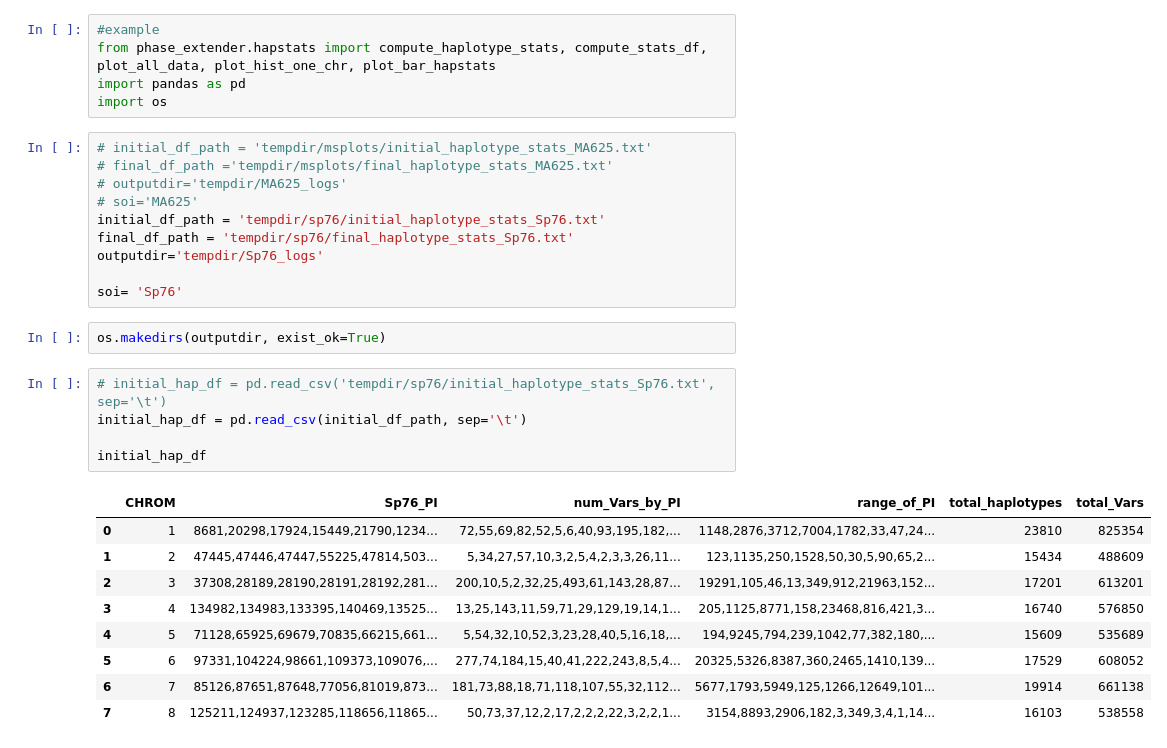
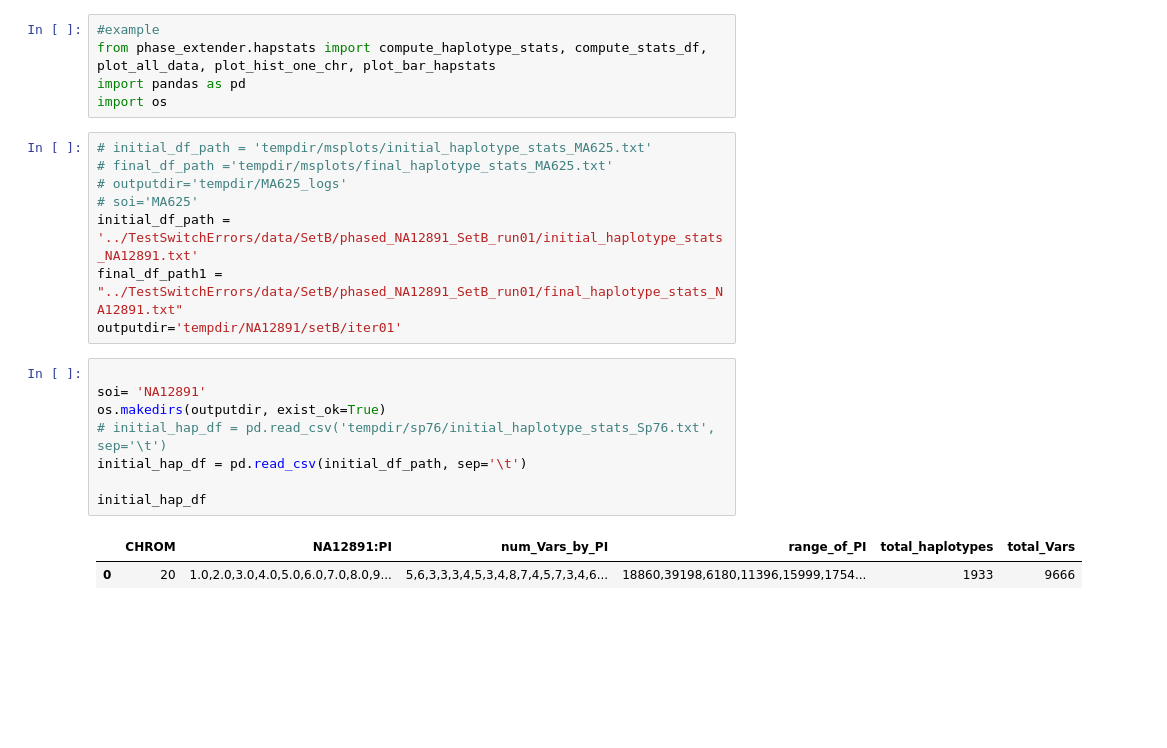
Before and after one commit to everestial/phase-extender, a Jupyter notebook: quickstart.ipynb, the cells around one changed output. Drawn from its saved outputs; the diff is of its cells as text; blank space fills up the shorter version.

```diff
--- a/quickstart.ipynb
+++ b/quickstart.ipynb
@@ -8,25 +8,17 @@ import os
 # final_df_path ='tempdir/msplots/final_haplotype_stats_MA625.txt'
 # outputdir='tempdir/MA625_logs'
 # soi='MA625'
-initial_df_path = 'tempdir/sp76/initial_haplotype_stats_Sp76.txt'
-final_df_path = 'tempdir/sp76/final_haplotype_stats_Sp76.txt'
-outputdir='tempdir/Sp76_logs'
-
-soi= 'Sp76'
+initial_df_path = '../TestSwitchErrors/data/SetB/phased_NA12891_SetB_run01/initial_haplotype_stats_NA12891.txt'
+final_df_path1 = "../TestSwitchErrors/data/SetB/phased_NA12891_SetB_run01/final_haplotype_stats_NA12891.txt"
+outputdir='tempdir/NA12891/setB/iter01'
-# %%
-os.makedirs(outputdir, exist_ok=True)
 # %%
+
+soi= 'NA12891'
+os.makedirs(outputdir, exist_ok=True)
 # initial_hap_df = pd.read_csv('tempdir/sp76/initial_haplotype_stats_Sp76.txt', sep='\t')
 initial_hap_df = pd.read_csv(initial_df_path, sep='\t')
 
 initial_hap_df
 # %% [output]
-|  | CHROM | Sp76_PI | num_Vars_by_PI | range_of_PI | total_haplotypes | total_Vars |
-| 0 | 1 | 8681,20298,17924,15449,21790,1234... | 72,55,69,82,52,5,6,40,93,195,182,... | 1148,2876,3712,7004,1782,33,47,24... | 23810 | 825354 |
-| 1 | 2 | 47445,47446,47447,55225,47814,503... | 5,34,27,57,10,3,2,5,4,2,3,3,26,11... | 123,1135,250,1528,50,30,5,90,65,2... | 15434 | 488609 |
-| 2 | 3 | 37308,28189,28190,28191,28192,281... | 200,10,5,2,32,25,493,61,143,28,87... | 19291,105,46,13,349,912,21963,152... | 17201 | 613201 |
-| 3 | 4 | 134982,134983,133395,140469,13525... | 13,25,143,11,59,71,29,129,19,14,1... | 205,1125,8771,158,23468,816,421,3... | 16740 | 576850 |
-| 4 | 5 | 71128,65925,69679,70835,66215,661... | 5,54,32,10,52,3,23,28,40,5,16,18,... | 194,9245,794,239,1042,77,382,180,... | 15609 | 535689 |
-| 5 | 6 | 97331,104224,98661,109373,109076,... | 277,74,184,15,40,41,222,243,8,5,4... | 20325,5326,8387,360,2465,1410,139... | 17529 | 608052 |
-| 6 | 7 | 85126,87651,87648,77056,81019,873... | 181,73,88,18,71,118,107,55,32,112... | 5677,1793,5949,125,1266,12649,101... | 19914 | 661138 |
-| 7 | 8 | 125211,124937,123285,118656,11865... | 50,73,37,12,2,17,2,2,2,22,3,2,2,1... | 3154,8893,2906,182,3,349,3,4,1,14... | 16103 | 538558 |
+|  | CHROM | NA12891:PI | num_Vars_by_PI | range_of_PI | total_haplotypes | total_Vars |
+| 0 | 20 | 1.0,2.0,3.0,4.0,5.0,6.0,7.0,8.0,9... | 5,6,3,3,3,4,5,3,4,8,7,4,5,7,3,4,6... | 18860,39198,6180,11396,15999,1754... | 1933 | 9666 |
```
Also changed, not shown: parts of 16 cells of this notebook.
